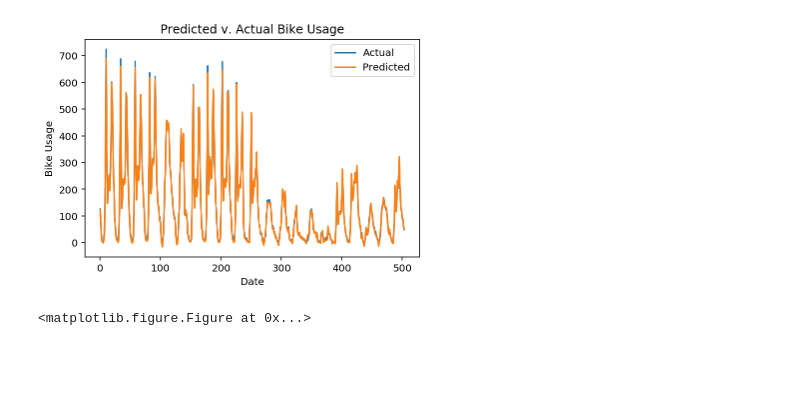
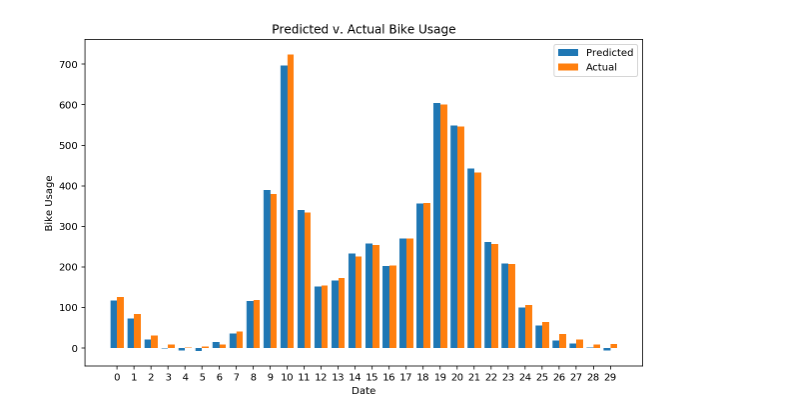
Before and after one commit to ben-blazado/mfnn, a Jupyter notebook: mfnn.ipynb, the cells around one changed output. Drawn from its saved outputs; the diff is of its cells as text; code cells hidden in the pictures; blank space fills up the shorter version.

Commit message:
updated look of graphs

```diff
--- a/mfnn.ipynb
+++ b/mfnn.ipynb
@@ -39,10 +43,11 @@ Epoch 600 of 600 | Loss: 0.006504 | Validation Loss: 0.006963
 # %%
+#--- display accuracy of prediction
 test_inputs, test_targets, mean, std = test_data
 predictions = mfnn.predict_on_batch(test_inputs)
 
 predicted_values = predictions * std + mean
 actual_values    = test_targets * std + mean
-plt.plot_predictions(predicted_values, actual_values)
+days=30
+plt.plot_predictions_bar(predicted_values[:days], actual_values[:days])
 # %% [output]
-[figure, old version]
+[figure, new version]
-<matplotlib.figure.Figure at 0x...>
```
Also changed, not shown: parts of 4 cells of this notebook, 3 other files.
